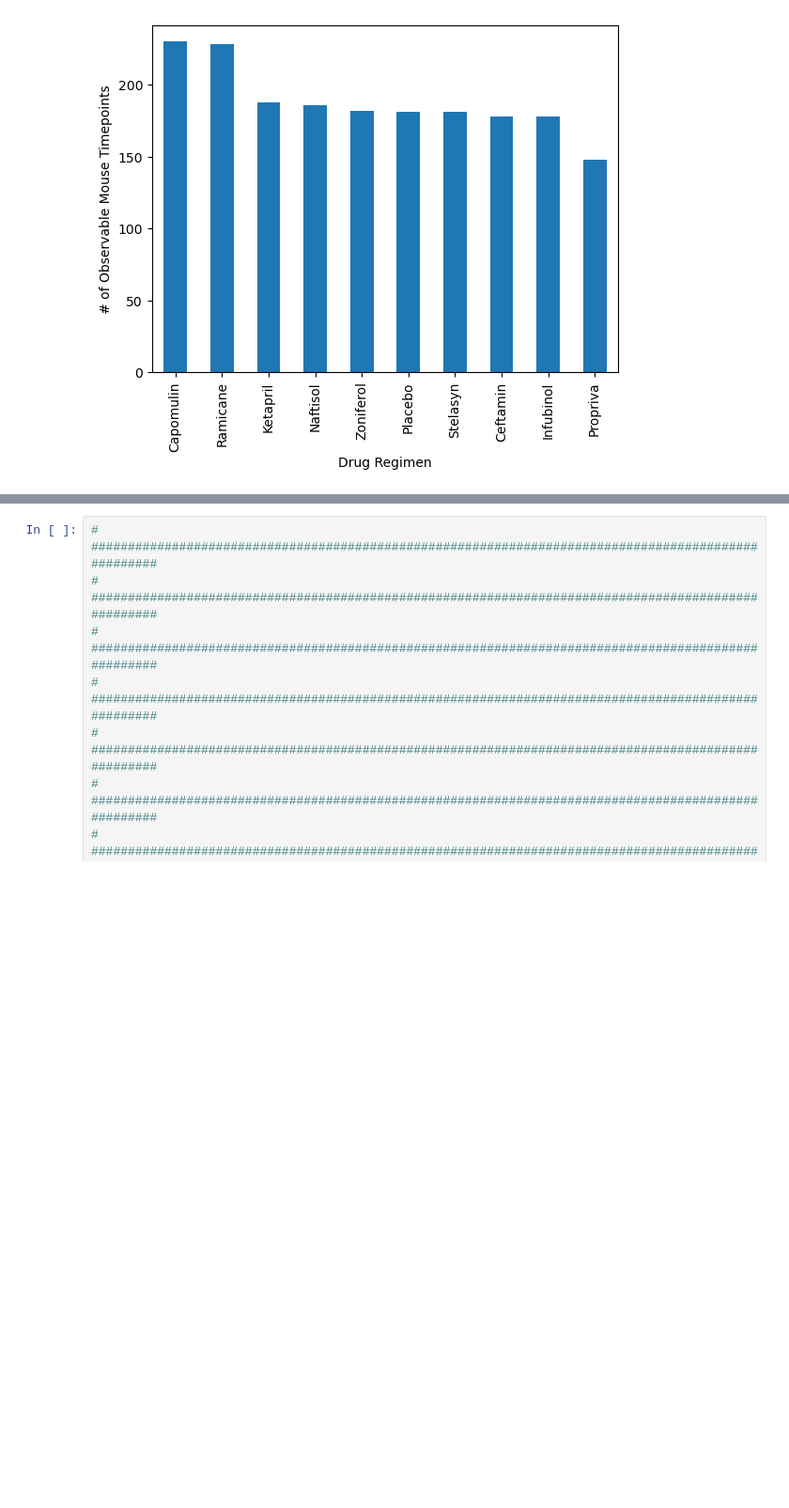
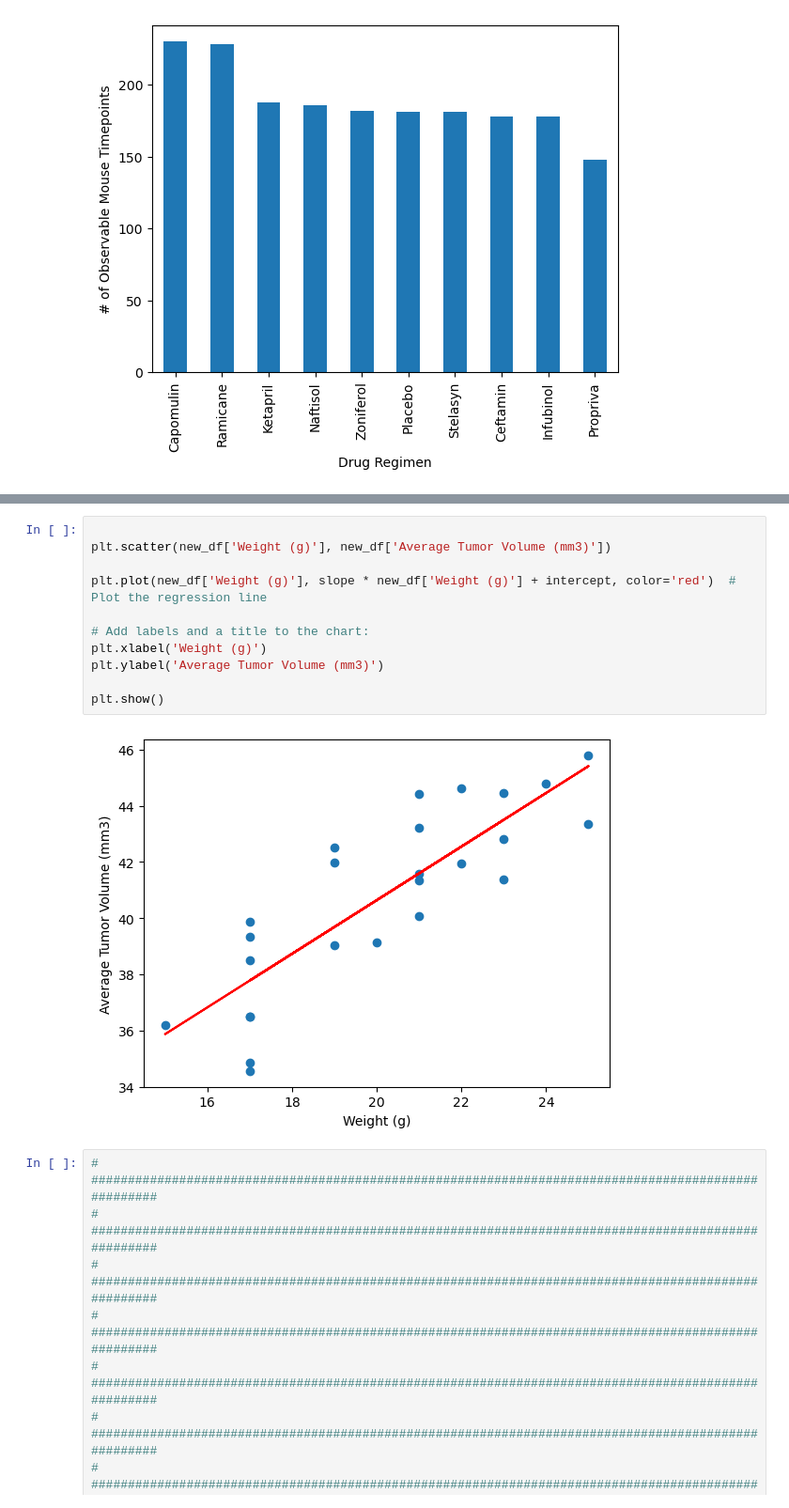
Before and after one commit to MarkOlsonMN/matplotlib-challenge, a Jupyter notebook: Pymaceuticals/Pymaceuticals_Jupyter_Notebook.ipynb, the cells around one changed output, grey strips where cells are left out. Shown at 94% size. Cells and saved outputs as stored; diff of their text form; blank space fills up the shorter version.

```diff
--- a/Pymaceuticals/Pymaceuticals_Jupyter_Notebook.ipynb
+++ b/Pymaceuticals/Pymaceuticals_Jupyter_Notebook.ipynb
@@ -459,3 +612,16 @@ plt.show()
+# %%
+
+plt.scatter(new_df['Weight (g)'], new_df['Average Tumor Volume (mm3)'])
+
+plt.plot(new_df['Weight (g)'], slope * new_df['Weight (g)'] + intercept, color='red')  # Plot the regression line
+
+# Add labels and a title to the chart:
+plt.xlabel('Weight (g)')
+plt.ylabel('Average Tumor Volume (mm3)')
+
+plt.show()
+# %% [output]
+[figure, added]
 # %%
 # ####################################################################################################
 # ####################################################################################################
```
Also changed, not shown: parts of 18 cells of this notebook.
